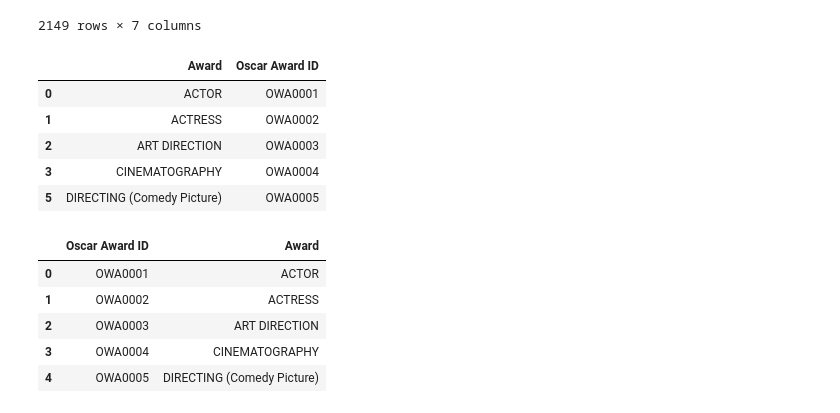
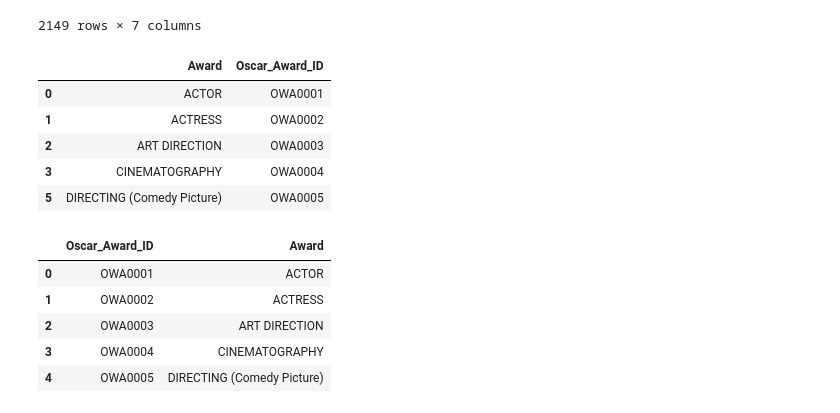
Before and after one commit to IrynaVitkovych/Project-3, a Jupyter notebook: Data Cleaning.ipynb, the cells around one changed output. Cells and saved outputs as stored; diff of their text form; code cells hidden in the pictures.

```diff
--- a/Data Cleaning.ipynb
+++ b/Data Cleaning.ipynb
@@ -698,14 +698,14 @@ new_oscar_winners_df.to_csv("CleanData/Oscar_Winners.csv", index=False)
 # %%
 # Create a Oscar Awards DataFrame with the award_id array as the Oscar award ID and awards list as the award category.
 # Drop unwanted columns
-columns_to_drop = ['Oscar Winner ID', 'Winner', 'Movie Name', 'Year Ceremony','Year Film']
+columns_to_drop = ['Oscar_Winner_ID', 'Winner', 'Movie_Name', 'Year_Ceremony','Year_Film']
 oscar_award_id_df = new_oscar_winners_df.drop(columns=columns_to_drop)
 
 # Drop duplicate rows
-clean_oscar_award_id_df = oscar_award_id_df.drop_duplicates(subset=['Award', 'Oscar Award ID'])
+clean_oscar_award_id_df = oscar_award_id_df.drop_duplicates(subset=['Award', 'Oscar_Award_ID'])
 clean_oscar_award_id_df.head(5)
 # %% [output]
-|  | Award | Oscar Award ID |
+|  | Award | Oscar_Award_ID |
 | 0 | ACTOR | OWA0001 |
 | 1 | ACTRESS | OWA0002 |
 | 2 | ART DIRECTION | OWA0003 |
@@ -716,13 +716,13 @@ clean_oscar_award_id_df.head(5)
 df_without_index = clean_oscar_award_id_df.reset_index(drop=True)
 
 # Reorder the columns
-columns_order = ['Oscar Award ID', 'Award']
+columns_order = ['Oscar_Award_ID', 'Award']
 OscarID_df = df_without_index[columns_order]
 
 # Display the updated DataFrame
 OscarID_df.head(5)
 # %% [output]
-|  | Oscar Award ID | Award |
+|  | Oscar_Award_ID | Award |
 | 0 | OWA0001 | ACTOR |
 | 1 | OWA0002 | ACTRESS |
 | 2 | OWA0003 | ART DIRECTION |
```
Also changed, not shown: parts of 1 cell of this notebook, 1 other file.
